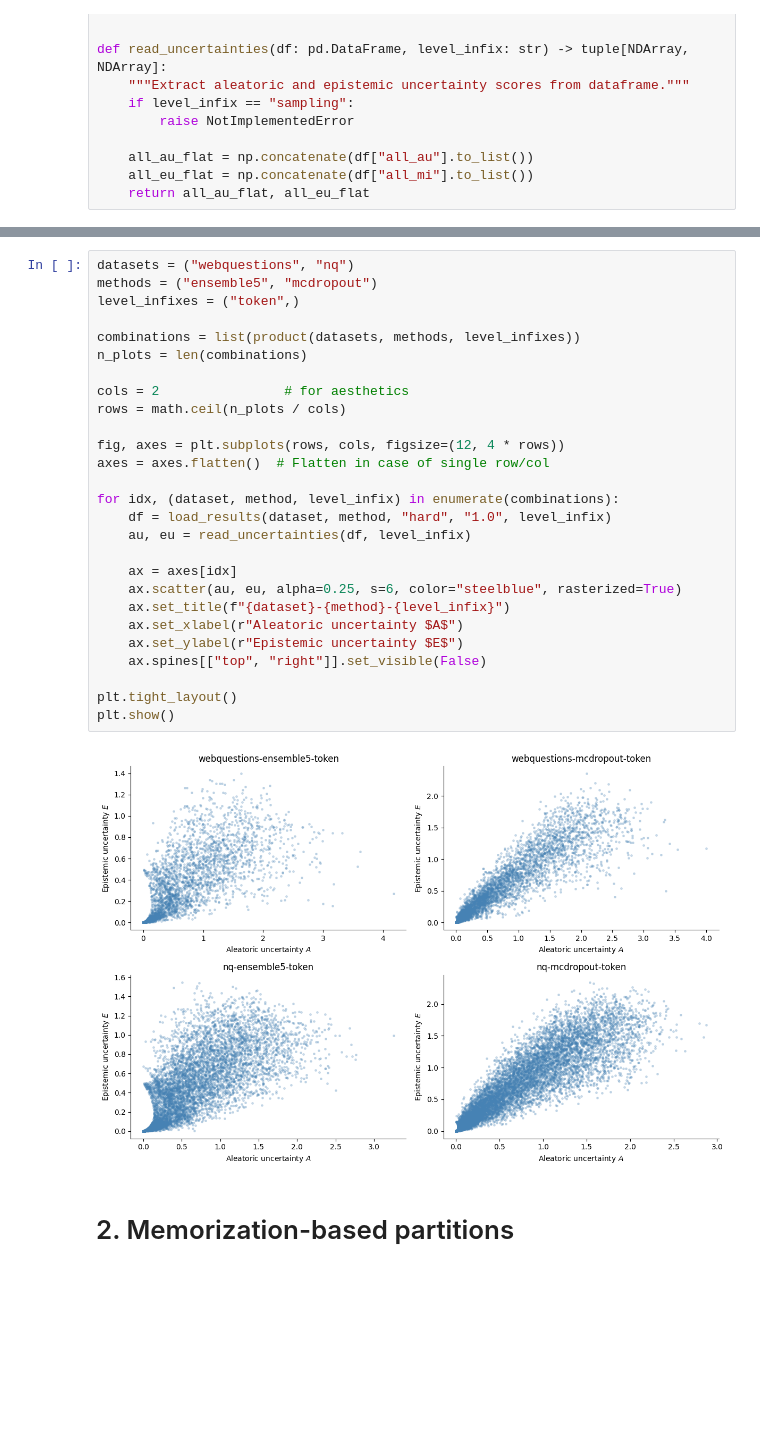
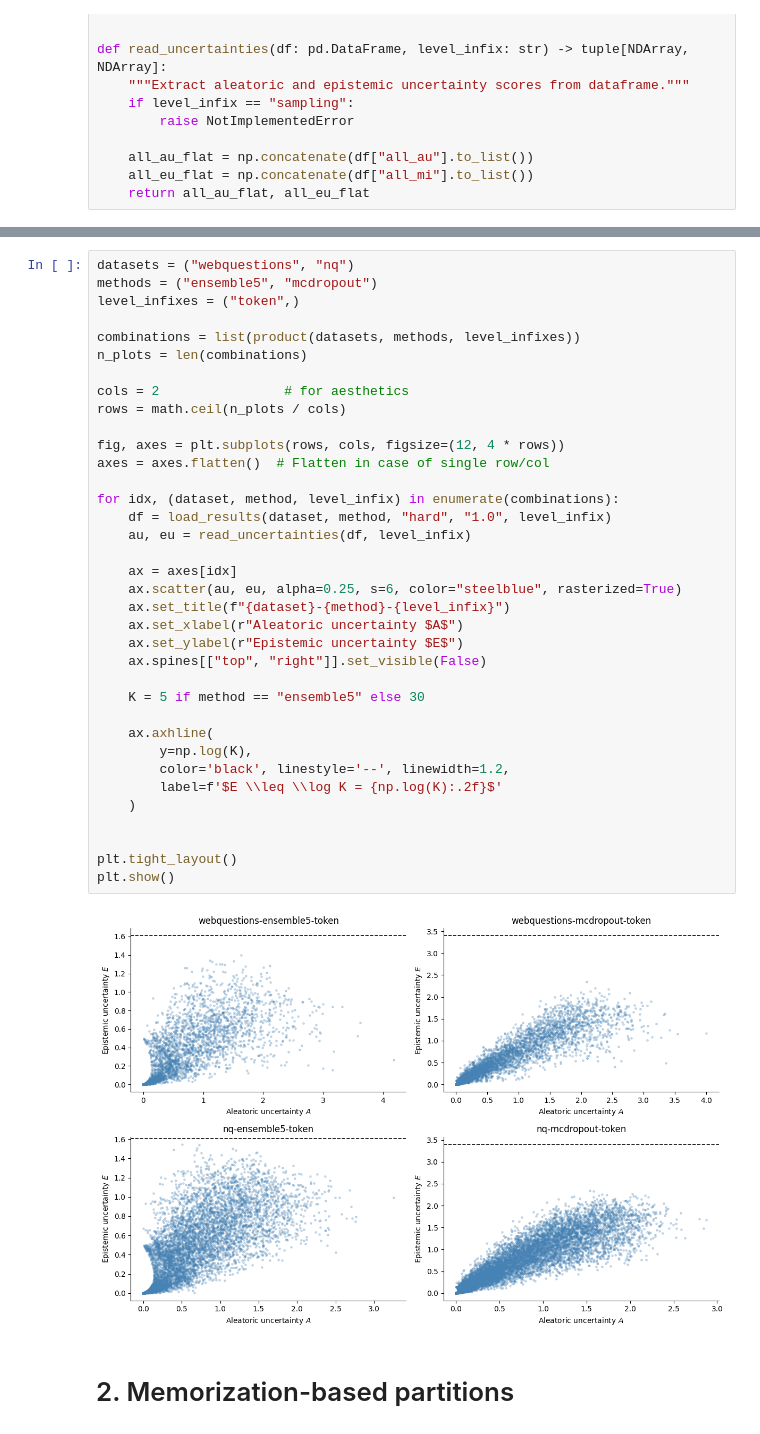
Before and after one commit to dries02/cbqa-ood, a Jupyter notebook: notebooks/disentanglement_v2.ipynb, the cells around one changed output, grey strips where cells are left out. Drawn from its saved outputs; the diff is of its cells as text; blank space fills up the shorter version.

```diff
--- a/notebooks/disentanglement_v2.ipynb
+++ b/notebooks/disentanglement_v2.ipynb
@@ -68,32 +118,41 @@ plt.show()
 # %%
 datasets = ("webquestions", "nq")
 methods = ("ensemble5", "mcdropout")
 level_infixes = ("token",)
 
 combinations = list(product(datasets, methods, level_infixes))
 n_plots = len(combinations)
 
 cols = 2                # for aesthetics
 rows = math.ceil(n_plots / cols)
 
 fig, axes = plt.subplots(rows, cols, figsize=(12, 4 * rows))
 axes = axes.flatten()  # Flatten in case of single row/col
 
 for idx, (dataset, method, level_infix) in enumerate(combinations):
     df = load_results(dataset, method, "hard", "1.0", level_infix)
     au, eu = read_uncertainties(df, level_infix)
 
     ax = axes[idx]
     ax.scatter(au, eu, alpha=0.25, s=6, color="steelblue", rasterized=True)
     ax.set_title(f"{dataset}-{method}-{level_infix}")
     ax.set_xlabel(r"Aleatoric uncertainty $A$")
     ax.set_ylabel(r"Epistemic uncertainty $E$")
     ax.spines[["top", "right"]].set_visible(False)
 
+    K = 5 if method == "ensemble5" else 30
+
+    ax.axhline(
+        y=np.log(K),
+        color='black', linestyle='--', linewidth=1.2,
+        label=f'$E \\leq \\log K = {np.log(K):.2f}$'
+    )
+
+
 plt.tight_layout()
 plt.show()
 # %% [output]
-[figure, old version]
+[figure, new version]
 # %% [markdown]
 # 2. Memorization-based partitions
 # %%
```
Also changed, not shown: parts of 3 cells of this notebook, 1 other file.
